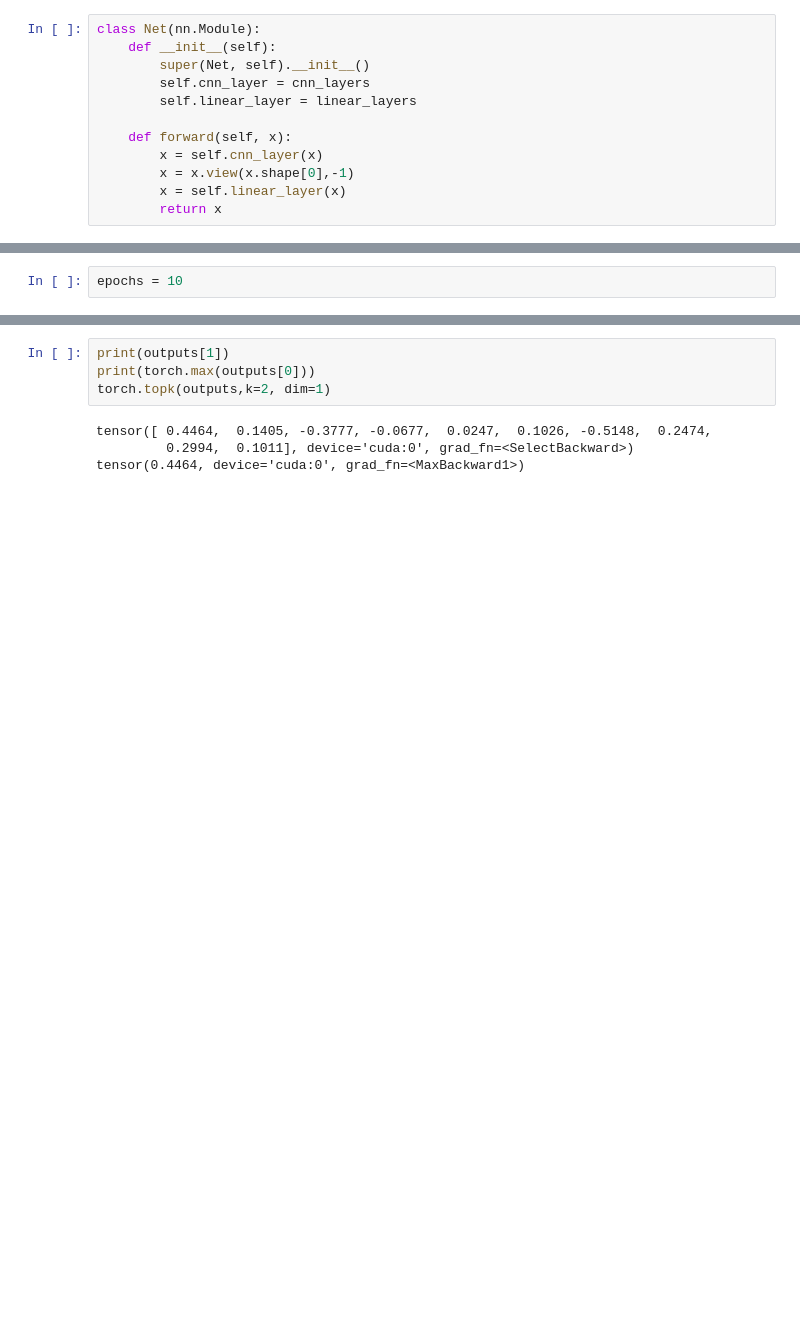
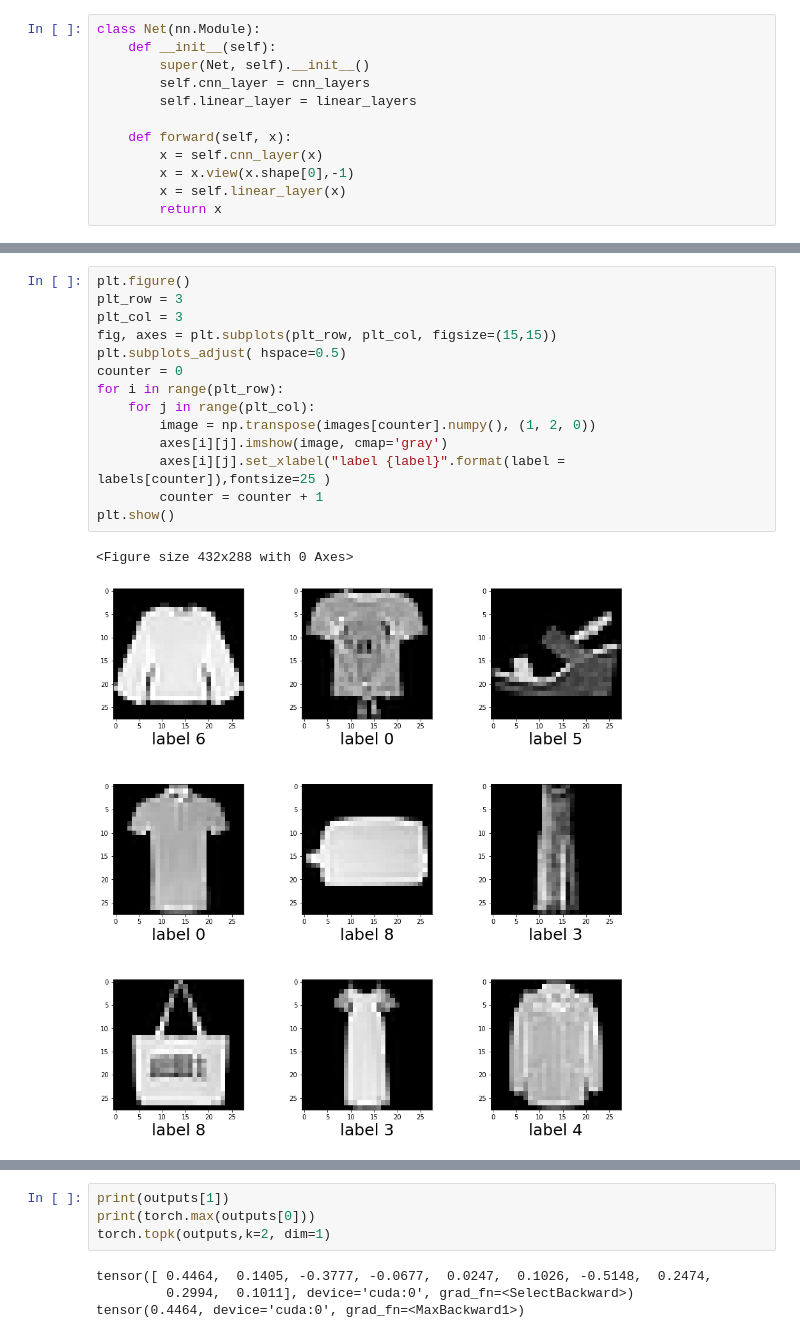
Before and after one commit to TasnimZiaProma/fmnist-experiment, a Jupyter notebook: FmnistExperiment.ipynb, the cells around one changed output, grey strips where cells are left out. Saved outputs shown, nothing was run; the diff lists cells and outputs as text; blank space fills up the shorter version.

```diff
--- a/FmnistExperiment.ipynb
+++ b/FmnistExperiment.ipynb
@@ -139,2 +139,17 @@ plt.imshow(np.transpose(images[0].numpy(), (1, 2, 0)), cmap='gray')
-# %%
-epochs = 10
+# %%
+plt.figure()
+plt_row = 3
+plt_col = 3
+fig, axes = plt.subplots(plt_row, plt_col, figsize=(15,15))
+plt.subplots_adjust( hspace=0.5)
+counter = 0
+for i in range(plt_row):
+    for j in range(plt_col):
+        image = np.transpose(images[counter].numpy(), (1, 2, 0))
+        axes[i][j].imshow(image, cmap='gray')
+        axes[i][j].set_xlabel("label {label}".format(label = labels[counter]),fontsize=25 )
+        counter = counter + 1
+plt.show()
+# %% [output]
+<Figure size 432x288 with 0 Axes>
+[figure, added]
```
Also changed, not shown: parts of 26 cells of this notebook, 1 other file.
